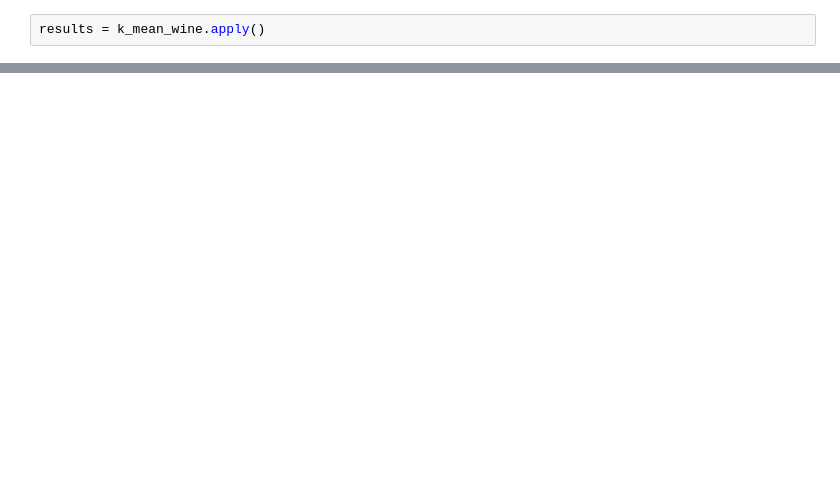
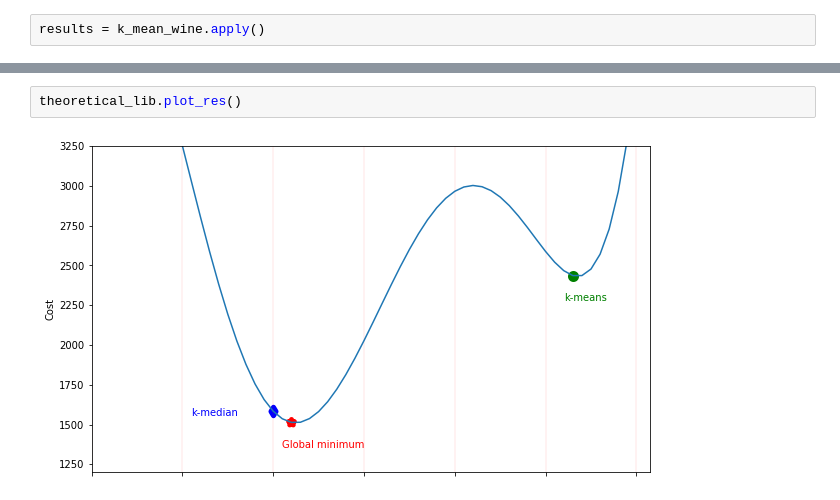
Before and after one commit to MosesDastmard/ADM2019_HW04, a Jupyter notebook: main.ipynb, the cells around one changed output, grey strips where cells are left out. Drawn from its saved outputs; the diff is of its cells as text; blank space fills up the shorter version.

```diff
--- a/main.ipynb
+++ b/main.ipynb
@@ -161,0 +229,4 @@ plt.show()
+# %%
+theoretical_lib.plot_res()
+# %% [output]
+[figure, added]
```
Also changed, not shown: parts of 8 cells of this notebook, 3 other files.
